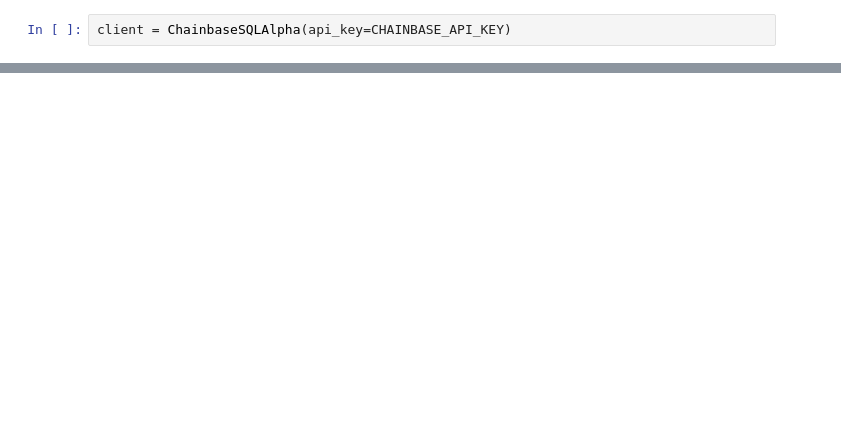
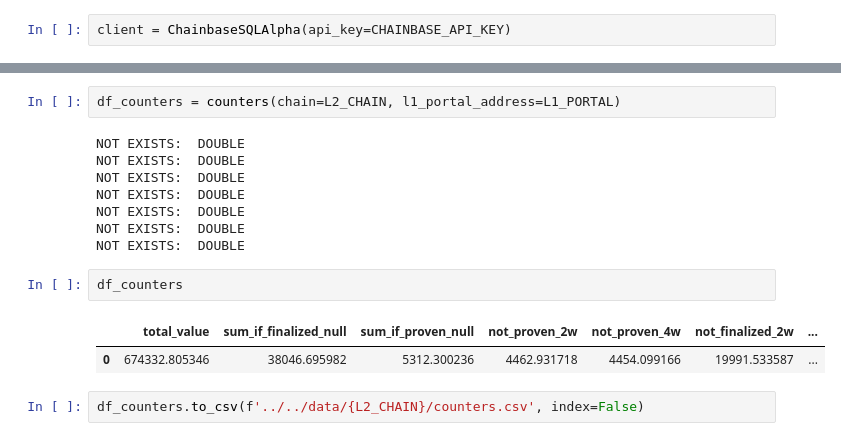
Before and after one commit to germanier/ovm-bridges, a Jupyter notebook: jupyter/notebooks/chainbase.ipynb, the cells around one changed output, grey strips where cells are left out. Saved outputs shown, nothing was run; the diff lists cells and outputs as text; blank space fills up the shorter version.

```diff
--- a/jupyter/notebooks/chainbase.ipynb
+++ b/jupyter/notebooks/chainbase.ipynb
@@ -137,0 +221,17 @@ NameError: name 'base_withdrawals' is not defined
+# %%
+df_counters = counters(chain=L2_CHAIN, l1_portal_address=L1_PORTAL)
+# %% [output]
+NOT EXISTS:  DOUBLE
+NOT EXISTS:  DOUBLE
+NOT EXISTS:  DOUBLE
+NOT EXISTS:  DOUBLE
+NOT EXISTS:  DOUBLE
+NOT EXISTS:  DOUBLE
+NOT EXISTS:  DOUBLE
+# %%
+df_counters
+# %% [output]
+|  | total_value | sum_if_finalized_null | sum_if_proven_null | not_proven_2w | not_proven_4w | not_finalized_2w | ... |
+| 0 | 674332.805346 | 38046.695982 | 5312.300236 | 4462.931718 | 4454.099166 | 19991.533587 | ... |
+# %%
+df_counters.to_csv(f'../../data/{L2_CHAIN}/counters.csv', index=False)
```
Also changed, not shown: parts of 23 cells of this notebook, 8 other files.
